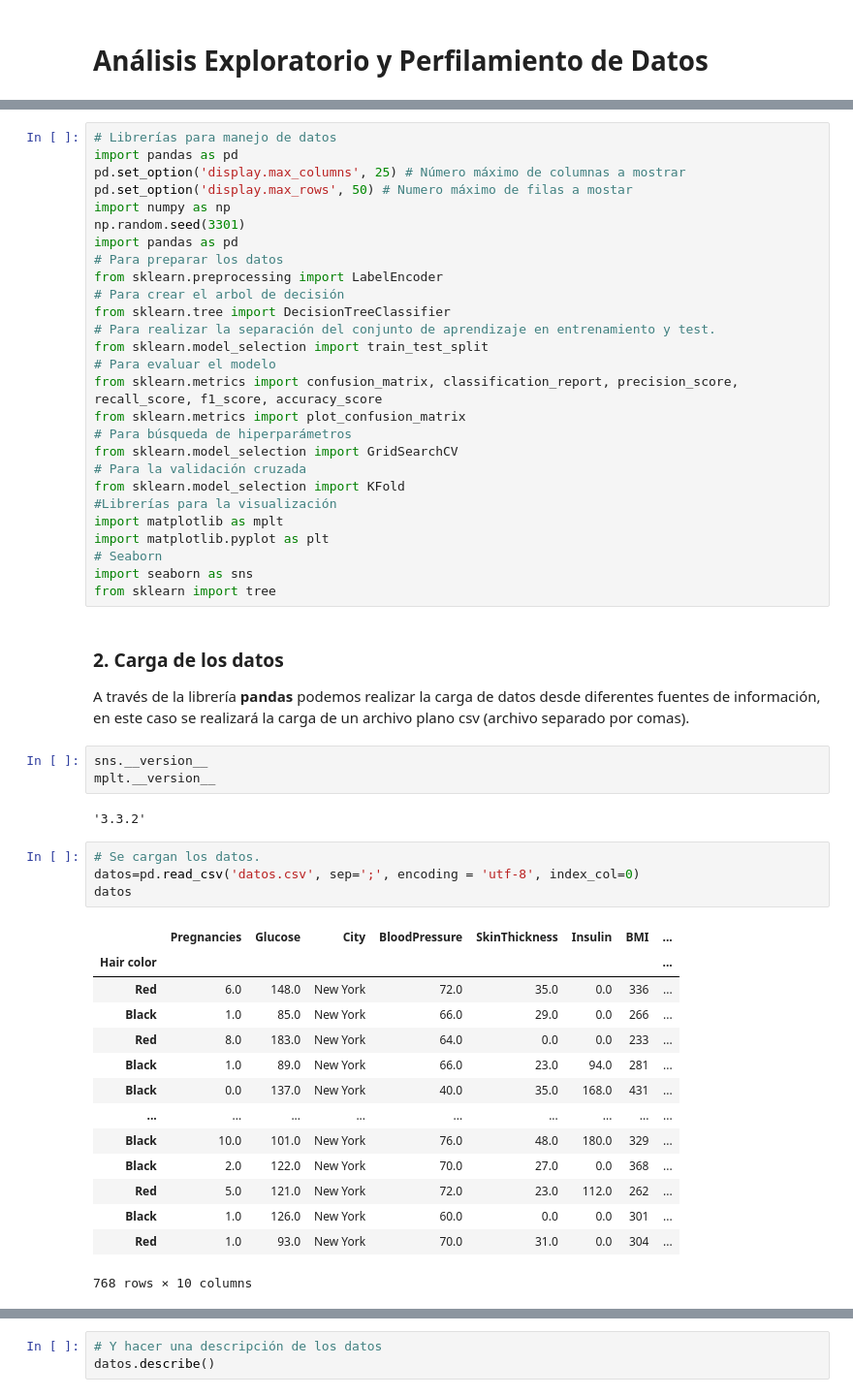
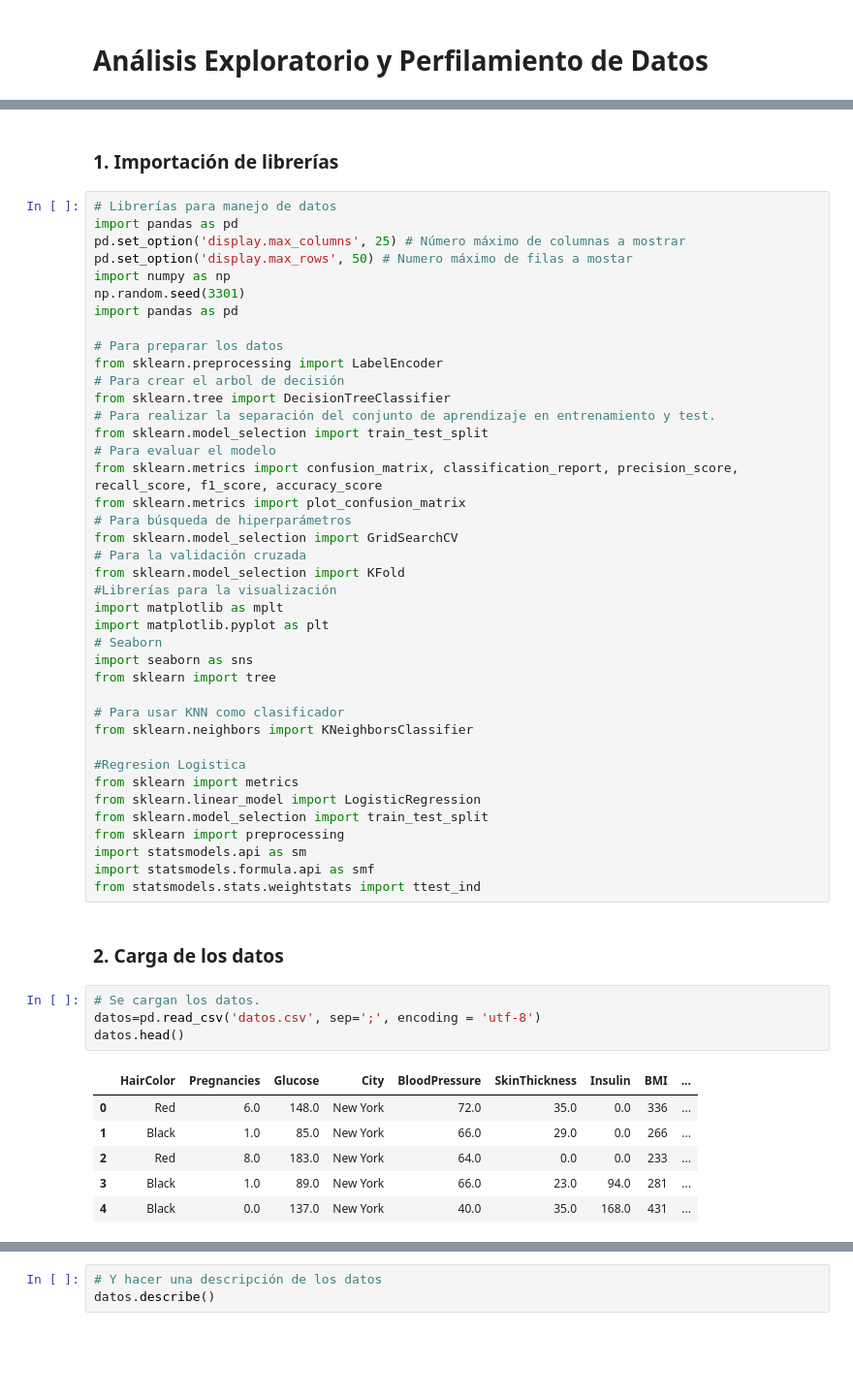
Before and after one commit to juandiegocardona/LaboratoriosBI, a Jupyter notebook: Laboratorio1/Laboratorio1.ipynb, the cells around one changed output, grey strips where cells are left out. Shown: that part at 97% size. Saved outputs shown, nothing was run; the diff lists cells and outputs as text; blank space fills up the shorter version.

```diff
--- a/Laboratorio1/Laboratorio1.ipynb
+++ b/Laboratorio1/Laboratorio1.ipynb
@@ -19,3 +12,5 @@ En las siguientes líneas de código se importan las librerías y herramientas n
+# %% [markdown]
+### 1. Importación de librerías
 # %%
 # Librerías para manejo de datos
 import pandas as pd
@@ -24,6 +19,7 @@ pd.set_option('display.max_rows', 50) # Numero máximo de filas a mostar
 import numpy as np
 np.random.seed(3301)
 import pandas as pd
+
 # Para preparar los datos
 from sklearn.preprocessing import LabelEncoder
 # Para crear el arbol de decisión
@@ -43,30 +39,28 @@ import matplotlib.pyplot as plt
 # Seaborn
 import seaborn as sns
 from sklearn import tree
+
+# Para usar KNN como clasificador
+from sklearn.neighbors import KNeighborsClassifier
+
+#Regresion Logistica
+from sklearn import metrics
+from sklearn.linear_model import LogisticRegression
+from sklearn.model_selection import train_test_split
+from sklearn import preprocessing
+import statsmodels.api as sm
+import statsmodels.formula.api as smf
+from statsmodels.stats.weightstats import ttest_ind
-# %% [markdown]
-### 2. Carga de los datos
-A través de la librería **pandas** podemos realizar la carga de datos desde diferentes fuentes de información, en este caso se realizará la carga de un archivo plano csv (archivo separado por comas).
-# %%
-sns.__version__
-mplt.__version__
-# %% [output]
-'3.3.2'
+# %% [markdown]
+### 2. Carga de los datos
 # %%
 # Se cargan los datos.
-datos=pd.read_csv('datos.csv', sep=';', encoding = 'utf-8', index_col=0)
-datos
+datos=pd.read_csv('datos.csv', sep=';', encoding = 'utf-8')
+datos.head()
 # %% [output]
-|  | Pregnancies | Glucose | City | BloodPressure | SkinThickness | Insulin | BMI | ... |
-| Hair color |  |  |  |  |  |  |  | ... |
-| Red | 6.0 | 148.0 | New York | 72.0 | 35.0 | 0.0 | 336 | ... |
-| Black | 1.0 | 85.0 | New York | 66.0 | 29.0 | 0.0 | 266 | ... |
-| Red | 8.0 | 183.0 | New York | 64.0 | 0.0 | 0.0 | 233 | ... |
-| Black | 1.0 | 89.0 | New York | 66.0 | 23.0 | 94.0 | 281 | ... |
-| Black | 0.0 | 137.0 | New York | 40.0 | 35.0 | 168.0 | 431 | ... |
-| ... | ... | ... | ... | ... | ... | ... | ... | ... |
-| Black | 10.0 | 101.0 | New York | 76.0 | 48.0 | 180.0 | 329 | ... |
-| Black | 2.0 | 122.0 | New York | 70.0 | 27.0 | 0.0 | 368 | ... |
-| Red | 5.0 | 121.0 | New York | 72.0 | 23.0 | 112.0 | 262 | ... |
-| Black | 1.0 | 126.0 | New York | 60.0 | 0.0 | 0.0 | 301 | ... |
-| Red | 1.0 | 93.0 | New York | 70.0 | 31.0 | 0.0 | 304 | ... |
+|  | HairColor | Pregnancies | Glucose | City | BloodPressure | SkinThickness | Insulin | BMI | ... |
+| 0 | Red | 6.0 | 148.0 | New York | 72.0 | 35.0 | 0.0 | 336 | ... |
+| 1 | Black | 1.0 | 85.0 | New York | 66.0 | 29.0 | 0.0 | 266 | ... |
+| 2 | Red | 8.0 | 183.0 | New York | 64.0 | 0.0 | 0.0 | 233 | ... |
+| 3 | Black | 1.0 | 89.0 | New York | 66.0 | 23.0 | 94.0 | 281 | ... |
+| 4 | Black | 0.0 | 137.0 | New York | 40.0 | 35.0 | 168.0 | 431 | ... |
-768 rows × 10 columns
```
Also changed, not shown: parts of 75 cells of this notebook, 1 other file.
